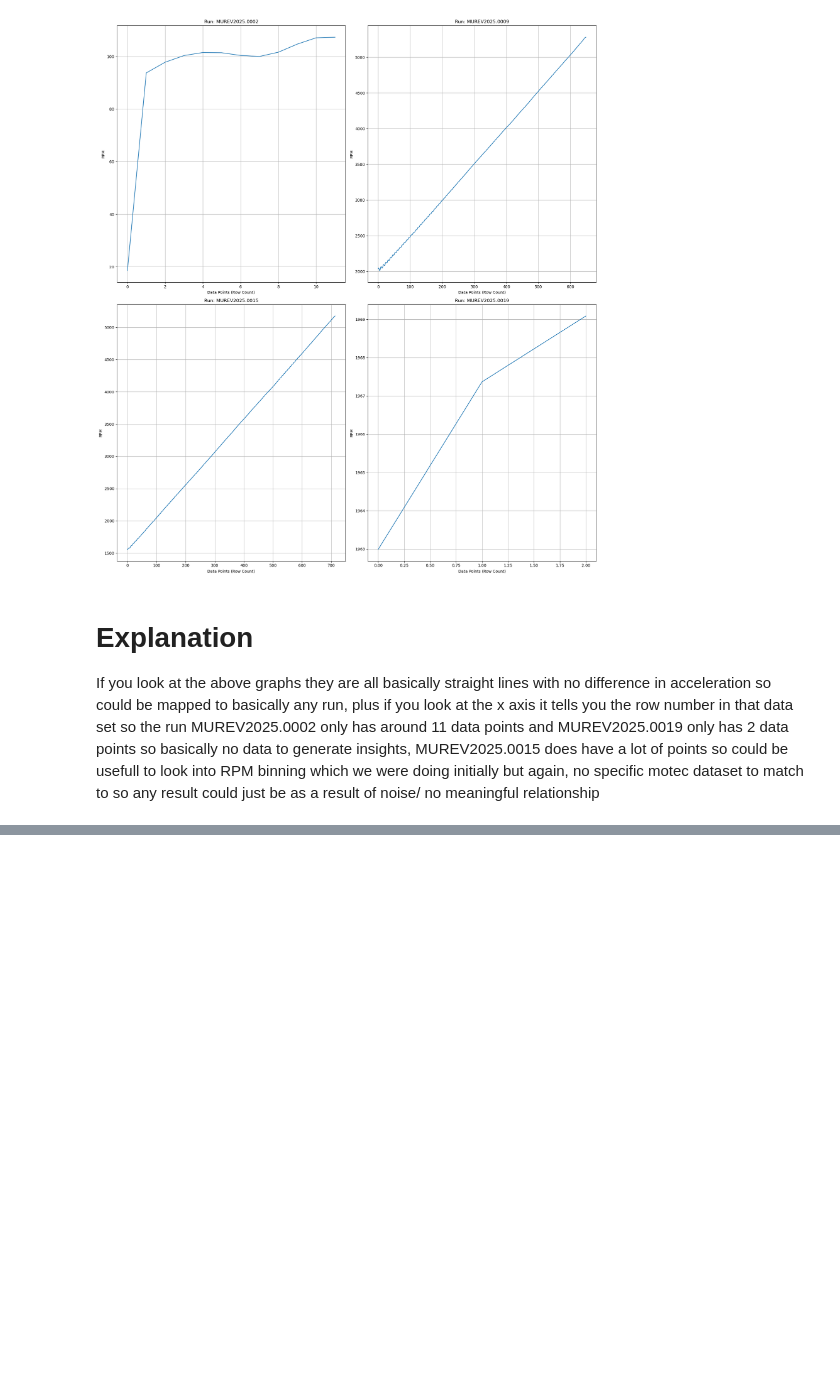
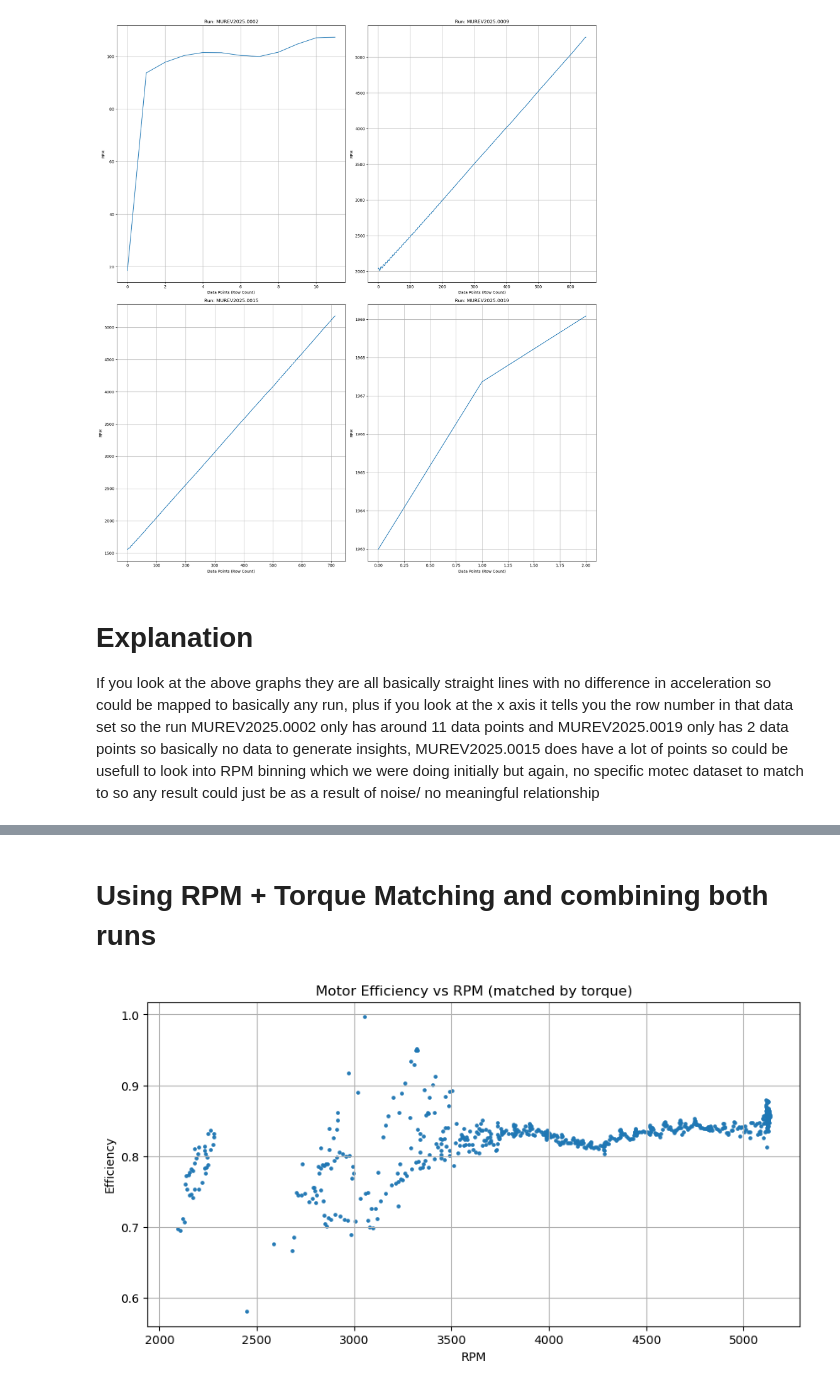
Before and after one commit to Melbourne-University-Motorsports/MUR-Data, a Jupyter notebook: dyno_stuff/Efficiency.ipynb, the cells around one changed output, grey strips where cells are left out. Saved outputs shown, nothing was run; the diff lists cells and outputs as text; code cells hidden in the pictures; blank space fills up the shorter version.

Commit message:
added car data and found abstract efficiency procedure

```diff
--- a/dyno_stuff/Efficiency.ipynb
+++ b/dyno_stuff/Efficiency.ipynb
@@ -314,0 +325,31 @@ Name: Car.Data.Battery.BatteryPower, dtype: float64
+# %% [markdown]
+# Using RPM + Torque Matching and combining both runs
+# %%
+from sklearn.neighbors import NearestNeighbors
+
+def do_near_neighbor_and_find_efficiency(cur_dyno_df, motec_trim):
+    motec_trim = motec_trim.dropna()
+    cur_dyno_df = cur_dyno_df.dropna(subset=['Motor Speed (rpm)', 'Motor Torque (Nm)'])
+
+
+    # Features to match on
+    dyno_features = cur_dyno_df[['Motor Speed (rpm)', 'Motor Torque (Nm)']].to_numpy()
+    motec_features = motec_trim[['Car.Data.Motor.MotorRPM', 'Car.Data.Inverter.InverterCalculatedTorque']].to_numpy()
+
+    # Build nearest neighbor search
+    nn = NearestNeighbors(n_neighbors=1)
+    nn.fit(dyno_features)
+
+    # Find closest dyno point for each motec sample
+    distances, indices = nn.kneighbors(motec_features)
+
+    # Grab matched dyno rows
+    matched_dyno = cur_dyno_df.iloc[indices.flatten()].reset_index(drop=True)
+    matched_motec = motec_trim.reset_index(drop=True)
+
+    # Combine
+    matched_df = matched_motec.copy()
+    matched_df['P_out'] = matched_dyno['Motor Torque (Nm)'] * 2*np.pi*matched_dyno['Motor Speed (rpm)']/60 / 1000
+    matched_df['P_in'] = matched_motec['Car.Data.Battery.BatteryPower'] / 100000
+    matched_df['eff'] = matched_df['P_out'] / matched_df['P_in']
+    return matched_df
@@ -314,0 +408,12 @@ Name: Car.Data.Battery.BatteryPower, dtype: float64
+# %%
+import matplotlib.pyplot as plt
+
+plt.figure(figsize=(10,5))
+plt.scatter(combined['Car.Data.Motor.MotorRPM'], combined['eff'], s=5, alpha=0.7)
+plt.xlabel("RPM")
+plt.ylabel("Efficiency")
+plt.title("Motor Efficiency vs RPM (matched by torque)")
+plt.grid(True)
+plt.show()
+# %% [output]
+[figure, added]
```
Also changed, not shown: parts of 6 cells of this notebook, 47 other files.
